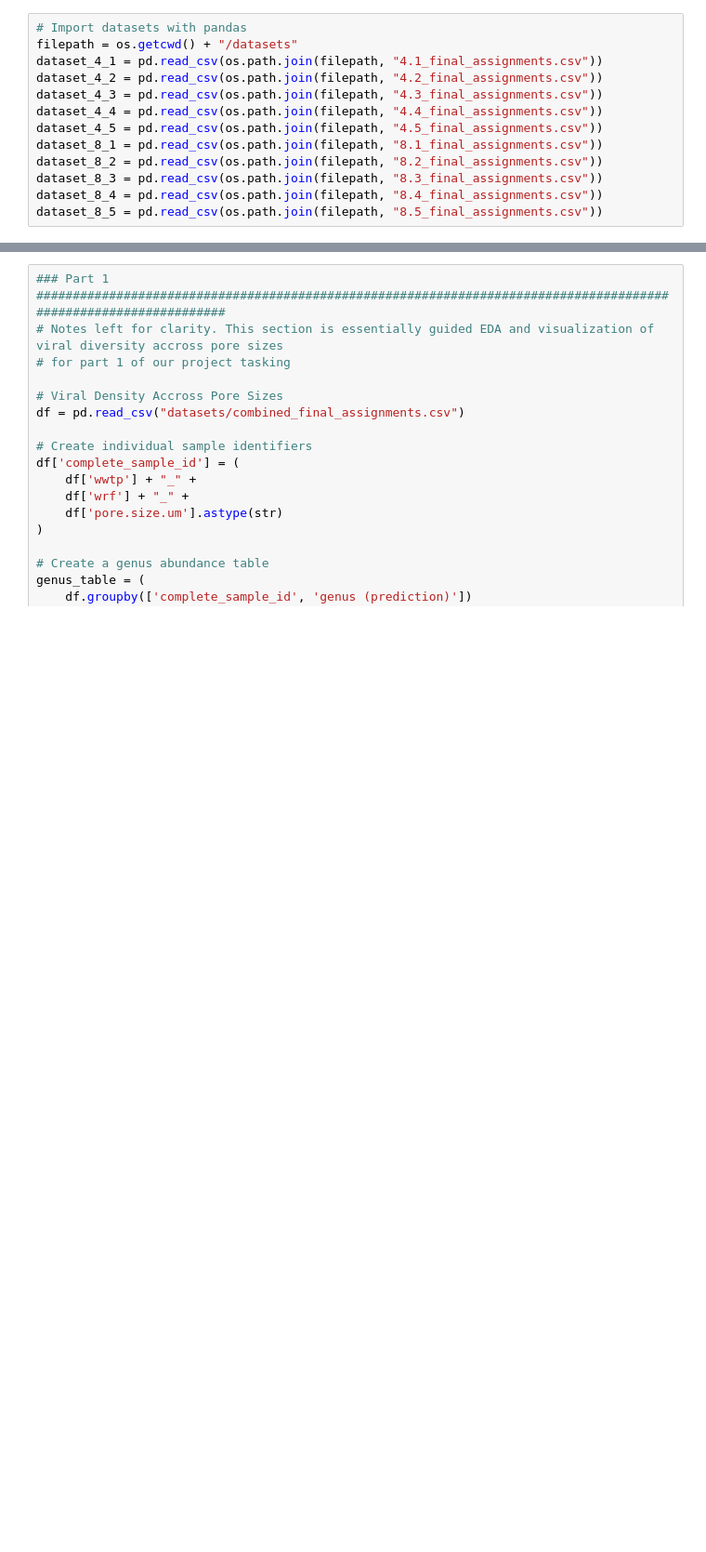
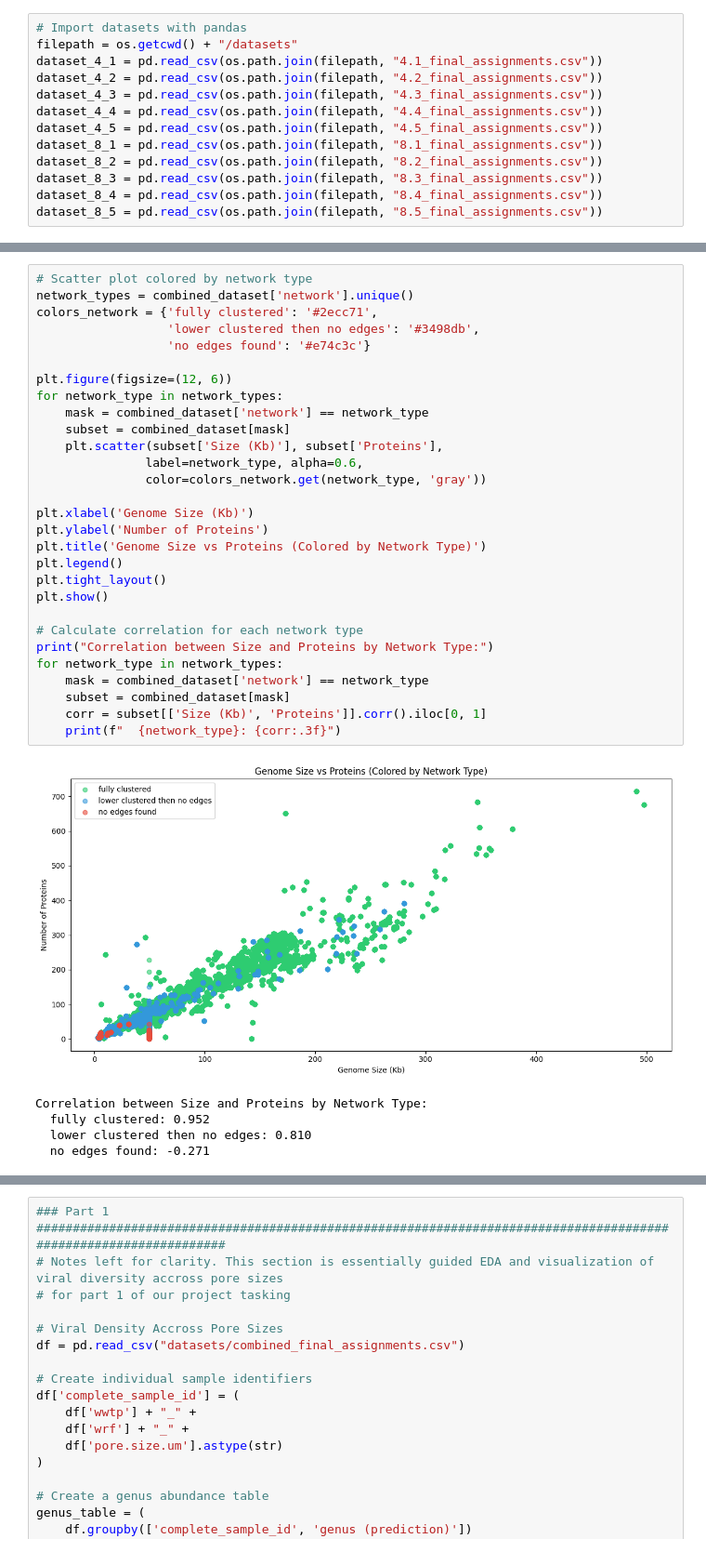
Before and after one commit to ademskey/CS_475_Project, a Jupyter notebook: analysis.ipynb, the cells around one changed output, grey strips where cells are left out. Shown at 93% size. Saved outputs shown, nothing was run; the diff lists cells and outputs as text; blank space fills up the shorter version.

```diff
--- a/analysis.ipynb
+++ b/analysis.ipynb
@@ -96,0 +210,35 @@ For example, when doing 'df[col].method(value, inplace=True)', try using 'df.met
+# %%
+# Scatter plot colored by network type
+network_types = combined_dataset['network'].unique()
+colors_network = {'fully clustered': '#2ecc71',
+                  'lower clustered then no edges': '#3498db',
+                  'no edges found': '#e74c3c'}
+
+plt.figure(figsize=(12, 6))
+for network_type in network_types:
+    mask = combined_dataset['network'] == network_type
+    subset = combined_dataset[mask]
+    plt.scatter(subset['Size (Kb)'], subset['Proteins'],
+               label=network_type, alpha=0.6,
+               color=colors_network.get(network_type, 'gray'))
+
+plt.xlabel('Genome Size (Kb)')
+plt.ylabel('Number of Proteins')
+plt.title('Genome Size vs Proteins (Colored by Network Type)')
+plt.legend()
+plt.tight_layout()
+plt.show()
+
+# Calculate correlation for each network type
+print("Correlation between Size and Proteins by Network Type:")
+for network_type in network_types:
+    mask = combined_dataset['network'] == network_type
+    subset = combined_dataset[mask]
+    corr = subset[['Size (Kb)', 'Proteins']].corr().iloc[0, 1]
+    print(f"  {network_type}: {corr:.3f}")
+# %% [output]
+[figure, added]
+Correlation between Size and Proteins by Network Type:
+  fully clustered: 0.952
+  lower clustered then no edges: 0.810
+  no edges found: -0.271
```
Also changed, not shown: parts of 13 cells of this notebook.
